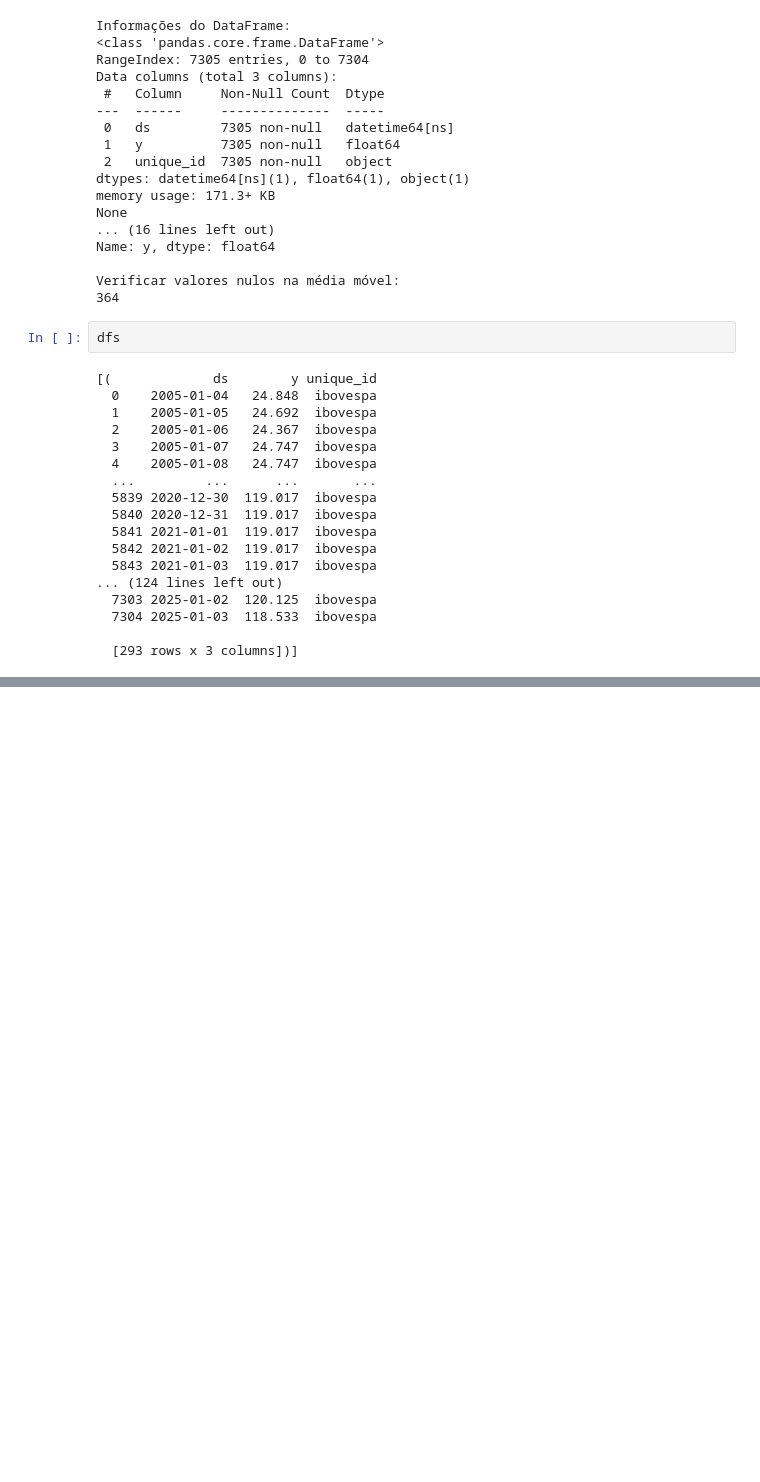
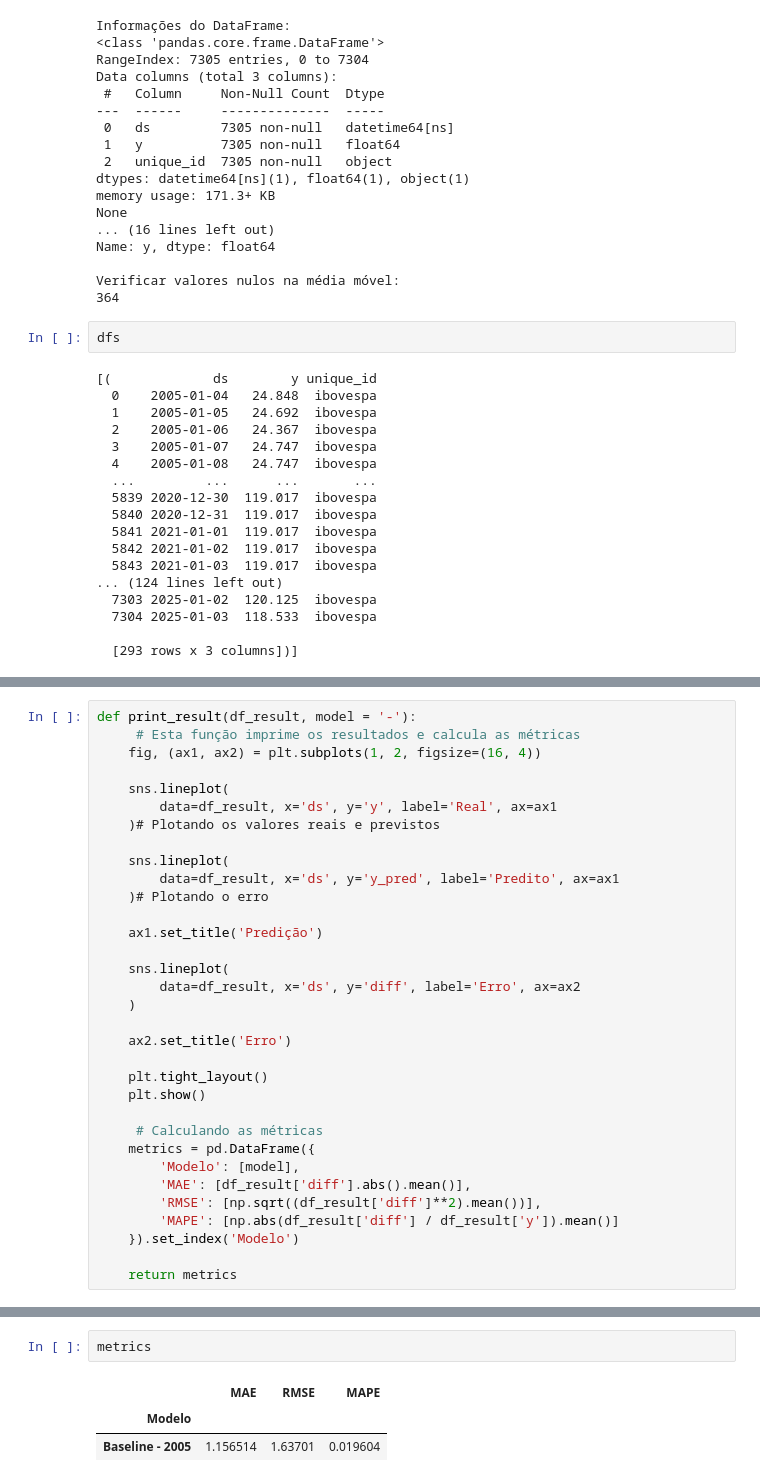
Before and after one commit to Data-Analitycs-Pos-Tech-Fiap/Ibovespa-prev, a Jupyter notebook: ibov-prev.ipynb, the cells around one changed output, grey strips where cells are left out. Saved outputs shown, nothing was run; the diff lists cells and outputs as text; blank space fills up the shorter version.

```diff
--- a/ibov-prev.ipynb
+++ b/ibov-prev.ipynb
@@ -365,0 +460,33 @@ dfs
+# %%
+def print_result(df_result, model = '-'):
+     # Esta função imprime os resultados e calcula as métricas
+    fig, (ax1, ax2) = plt.subplots(1, 2, figsize=(16, 4))
+
+    sns.lineplot(
+        data=df_result, x='ds', y='y', label='Real', ax=ax1
+    )# Plotando os valores reais e previstos
+
+    sns.lineplot(
+        data=df_result, x='ds', y='y_pred', label='Predito', ax=ax1
+    )# Plotando o erro
+
+    ax1.set_title('Predição')
+
+    sns.lineplot(
+        data=df_result, x='ds', y='diff', label='Erro', ax=ax2
+    )
+
+    ax2.set_title('Erro')
+
+    plt.tight_layout()
+    plt.show()
+
+     # Calculando as métricas
+    metrics = pd.DataFrame({
+        'Modelo': [model],
+        'MAE': [df_result['diff'].abs().mean()],
+        'RMSE': [np.sqrt((df_result['diff']**2).mean())],
+        'MAPE': [np.abs(df_result['diff'] / df_result['y']).mean()]
+    }).set_index('Modelo')
+
+    return metrics
@@ -365,0 +555,6 @@ dfs
+# %%
+metrics
+# %% [output]
+|  | MAE | RMSE | MAPE |
+| Modelo |  |  |  |
+| Baseline - 2005 | 1.156514 | 1.63701 | 0.019604 |
```
Also changed, not shown: parts of 12 cells of this notebook.
